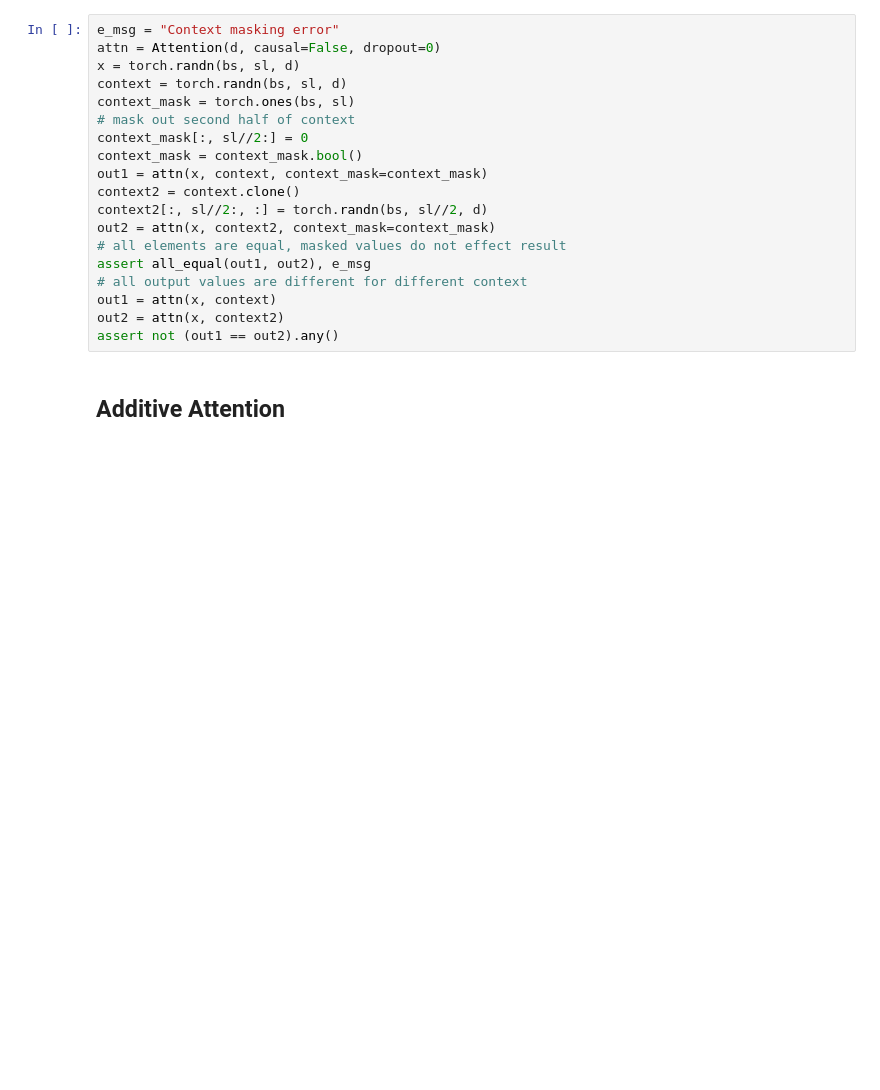
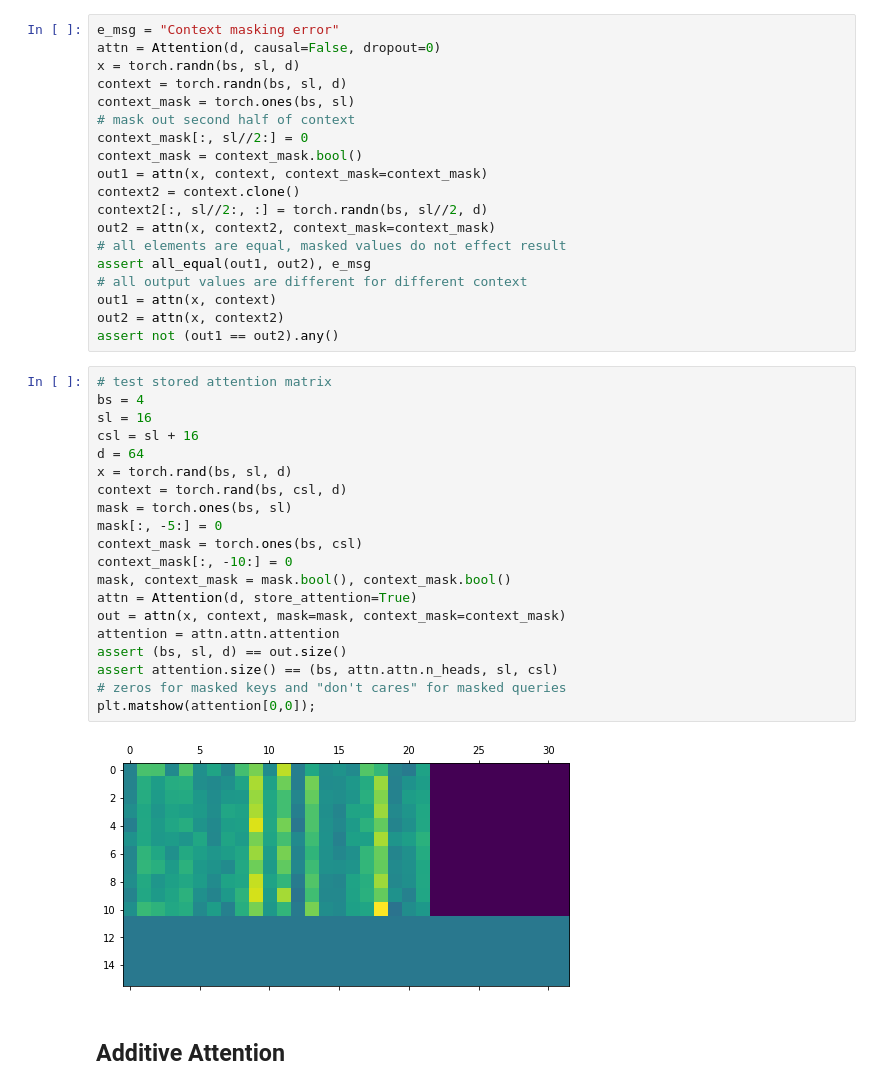
Before and after one commit to arampacha/reformer_fastai, a Jupyter notebook: nbs/02_attention.ipynb, the cells around one changed output. Cells and saved outputs as stored; diff of their text form; blank space fills up the shorter version.

Commit message:
store_attention test

```diff
--- a/nbs/02_attention.ipynb
+++ b/nbs/02_attention.ipynb
@@ -312,6 +312,28 @@ assert all_equal(out1, out2), e_msg
 out1 = attn(x, context)
 out2 = attn(x, context2)
 assert not (out1 == out2).any()
+# %%
+# test stored attention matrix
+bs = 4
+sl = 16
+csl = sl + 16
+d = 64
+x = torch.rand(bs, sl, d)
+context = torch.rand(bs, csl, d)
+mask = torch.ones(bs, sl)
+mask[:, -5:] = 0
+context_mask = torch.ones(bs, csl)
+context_mask[:, -10:] = 0
+mask, context_mask = mask.bool(), context_mask.bool()
+attn = Attention(d, store_attention=True)
+out = attn(x, context, mask=mask, context_mask=context_mask)
+attention = attn.attn.attention
+assert (bs, sl, d) == out.size()
+assert attention.size() == (bs, attn.attn.n_heads, sl, csl)
+# zeros for masked keys and "don't cares" for masked queries
+plt.matshow(attention[0,0]);
+# %% [output]
+[figure, added]
 # %% [markdown]
 ## Additive Attention
 # %%
```
